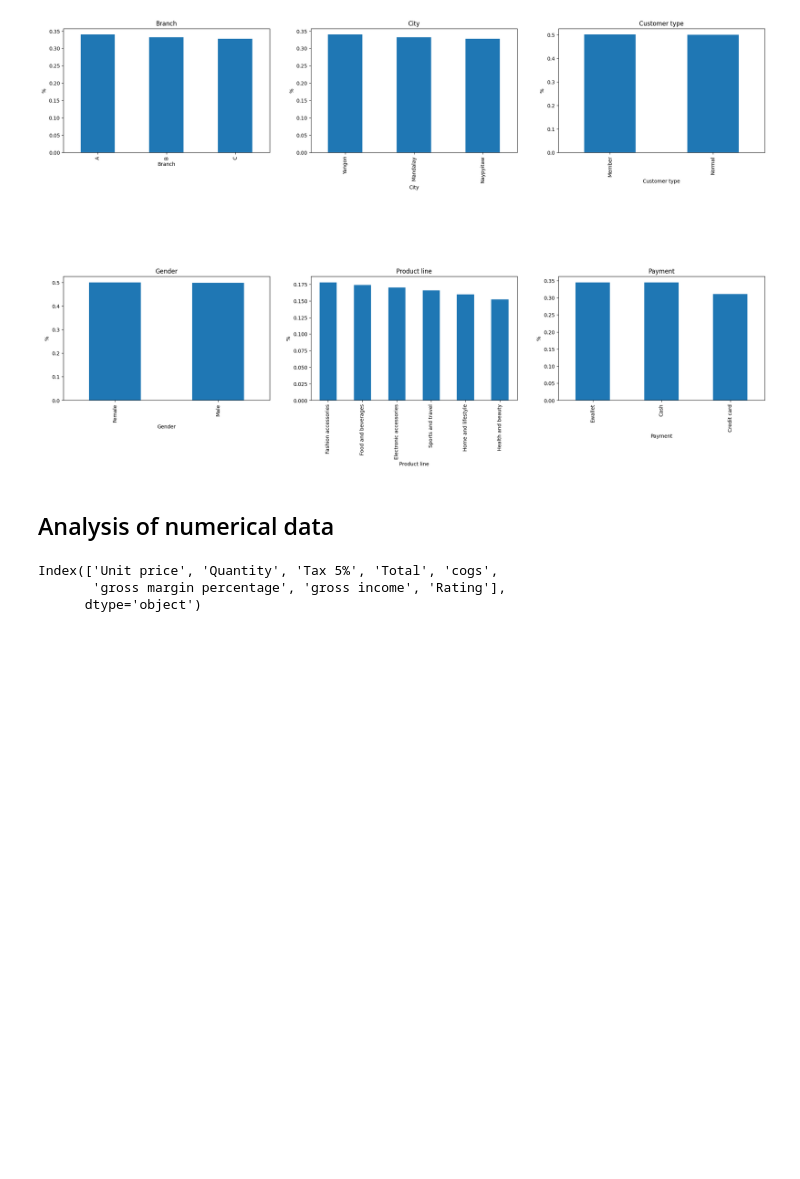
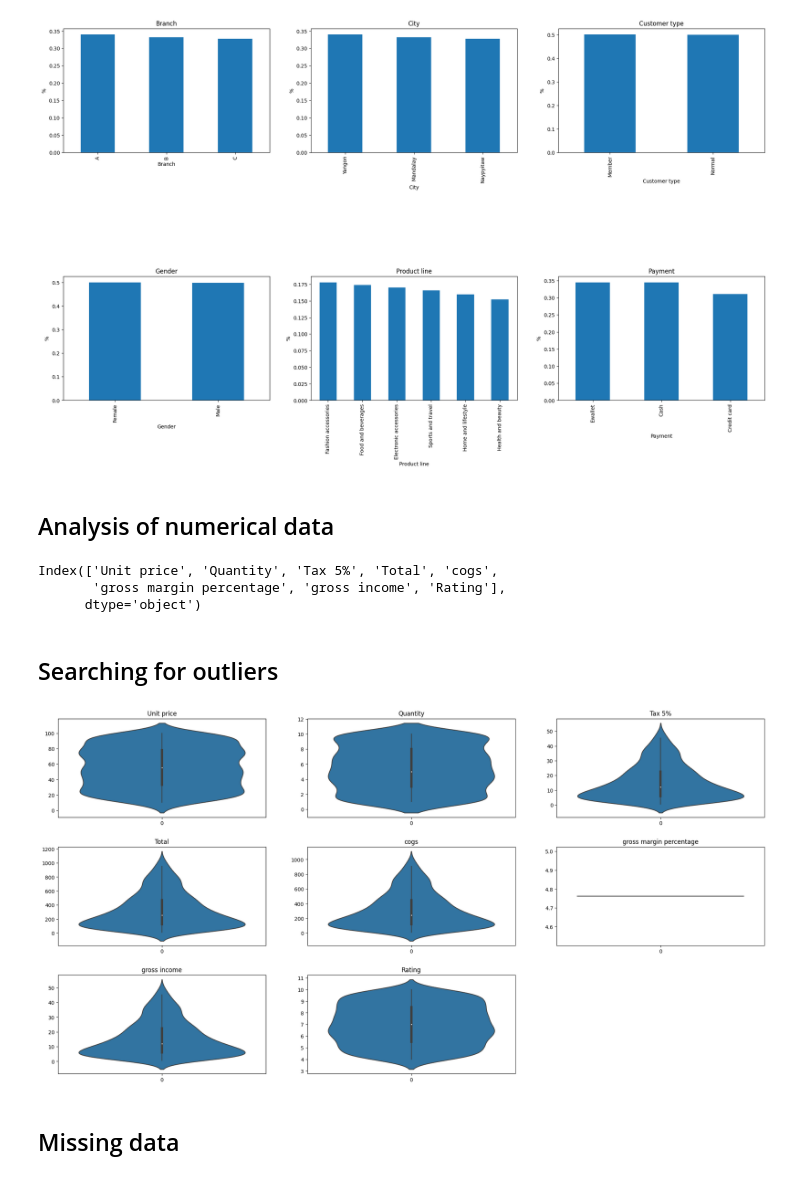
Before and after one commit to buli03/Supermarket_Sales_Analysis, a Jupyter notebook: Supermarket_sales.ipynb, the cells around one changed output. Saved outputs shown, nothing was run; the diff lists cells and outputs as text; code cells hidden in the pictures; blank space fills up the shorter version.

Commit message:
updated supermarket_sales

```diff
--- a/Supermarket_sales.ipynb
+++ b/Supermarket_sales.ipynb
@@ -126,3 +127,17 @@ num_columns
 Index(['Unit price', 'Quantity', 'Tax 5%', 'Total', 'cogs',
        'gross margin percentage', 'gross income', 'Rating'],
       dtype='object')
+# %% [markdown]
+## Searching for outliers
+# %%
+fig = plt.figure(figsize=(25,40))
+for i , prop in enumerate(num_columns):
+    ax = fig.add_subplot(9,3,i+1)
+    ax.set_title(prop)
+    sns.violinplot(data=supermarket_data[prop], ax=ax)
+plt.subplots_adjust(hspace = 0.3, wspace = 0.2)
+plt.show()
+# %% [output]
+[figure, added]
+# %% [markdown]
+## Missing data
```
Also changed, not shown: parts of 2 cells of this notebook, 1 other file.
